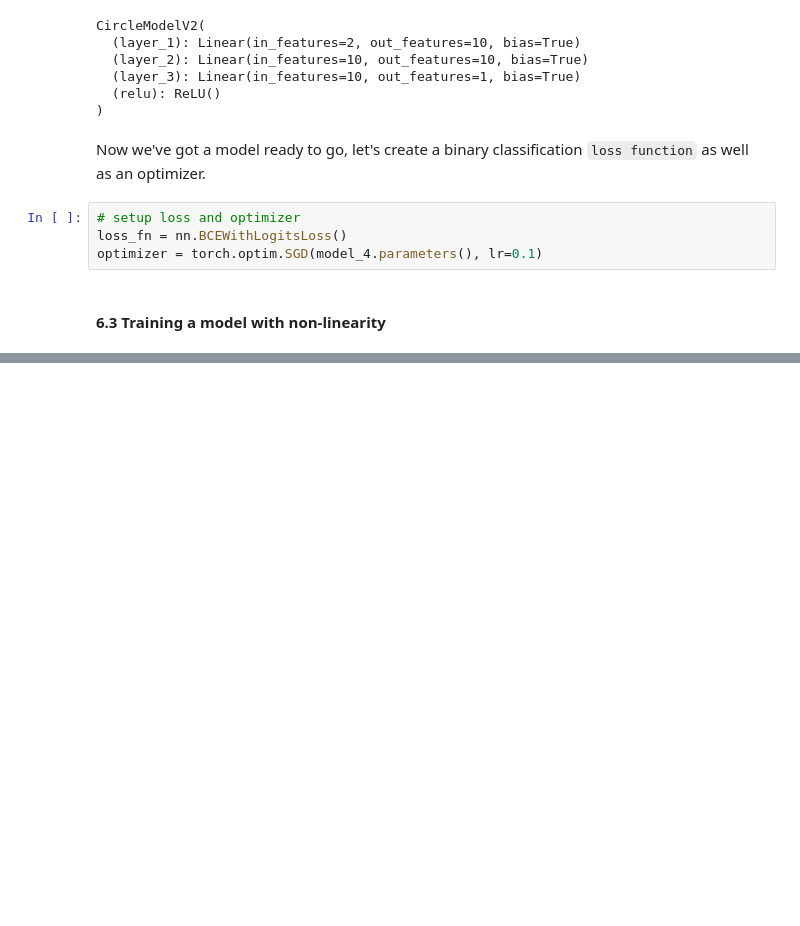
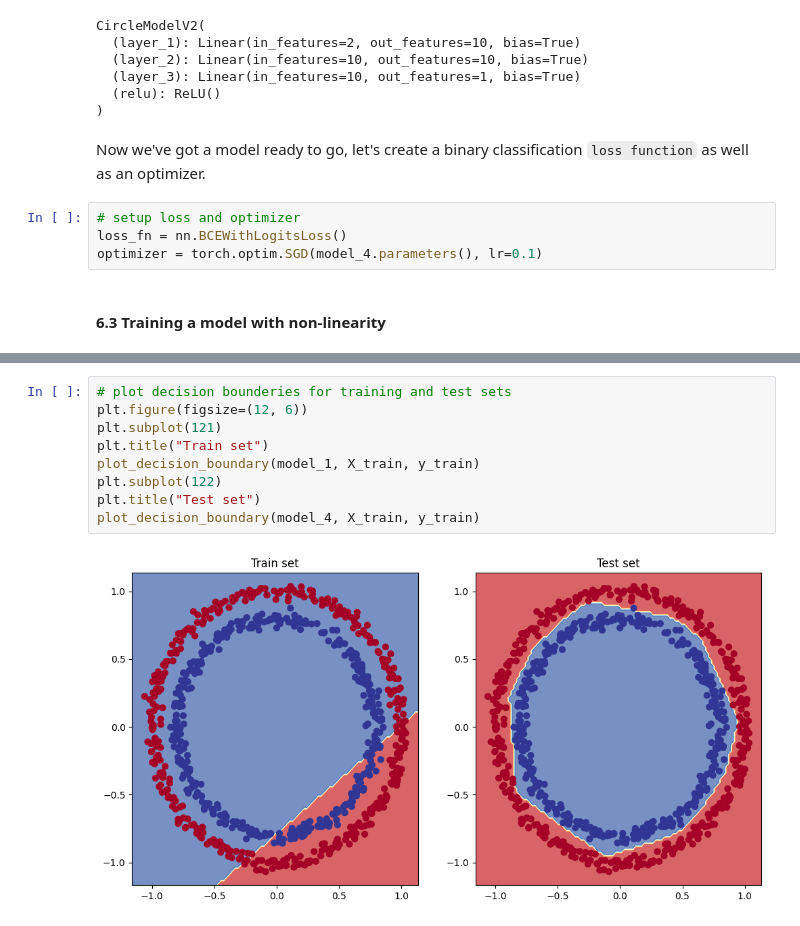
Before and after one commit to mahfuz-raihan/imClassDeep, a Jupyter notebook: imClass.ipynb, the cells around one changed output, grey strips where cells are left out. Saved outputs shown, nothing was run; the diff lists cells and outputs as text; blank space fills up the shorter version.

```diff
--- a/imClass.ipynb
+++ b/imClass.ipynb
@@ -790,0 +771,11 @@ TypeError: accuracy_fn() got an unexpected keyword argument 'y_pred'
+# %%
+# plot decision bounderies for training and test sets
+plt.figure(figsize=(12, 6))
+plt.subplot(121)
+plt.title("Train set")
+plot_decision_boundary(model_1, X_train, y_train)
+plt.subplot(122)
+plt.title("Test set")
+plot_decision_boundary(model_4, X_train, y_train)
+# %% [output]
+[figure, added]
```
Also changed, not shown: parts of 10 cells of this notebook.
